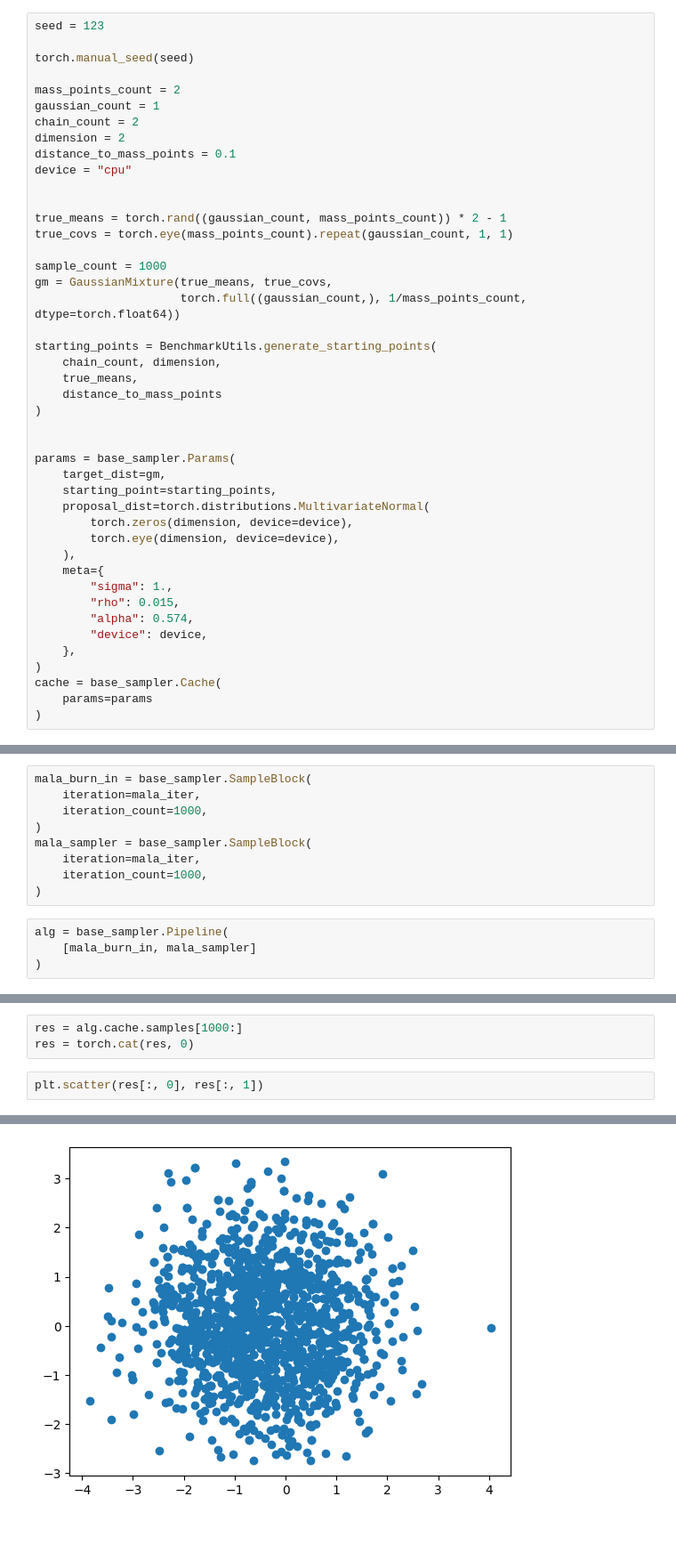
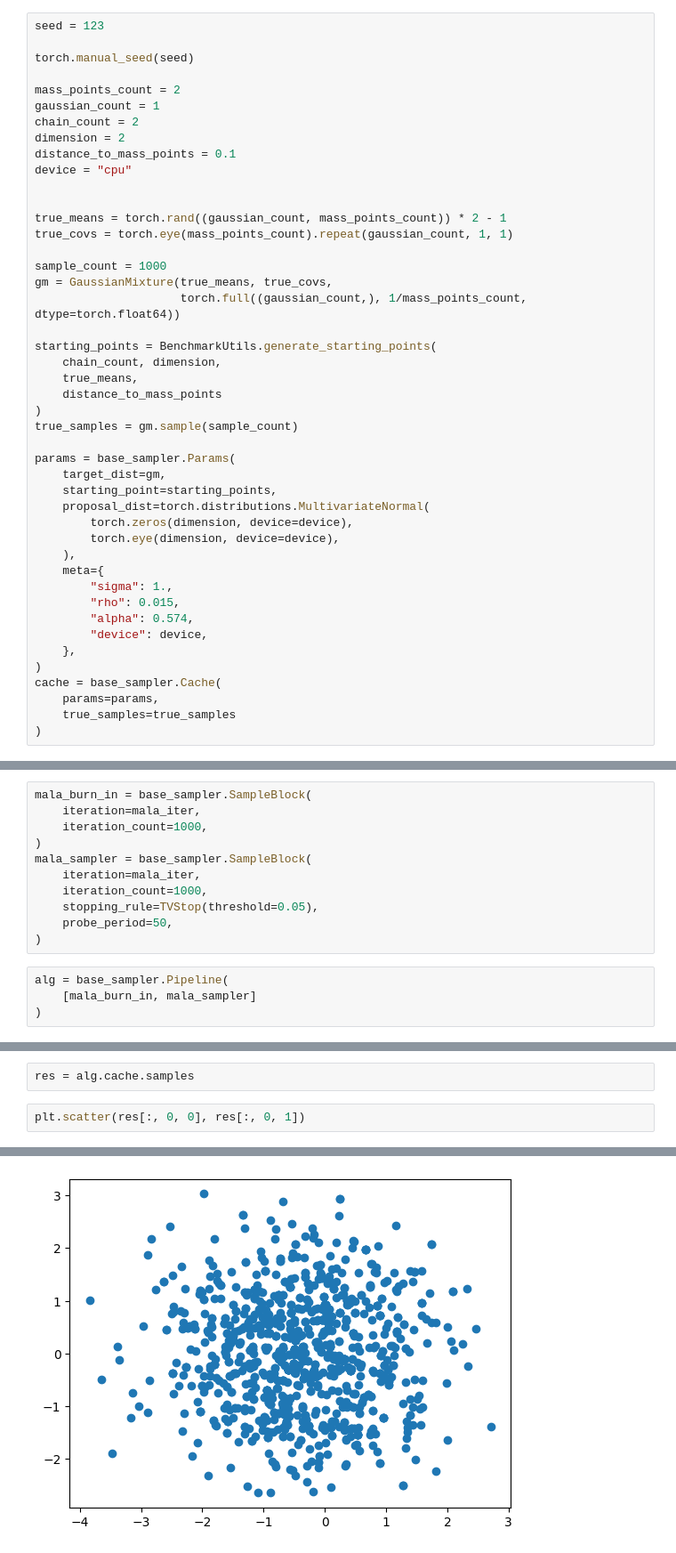
Before and after one commit to cepessh/LangevinMCMC, a Jupyter notebook: refactor_test.ipynb, the cells around one changed output, grey strips where cells are left out. Shown: that part at 89% size. Drawn from its saved outputs; the diff is of its cells as text.

Commit message:
added tv stopping rule

```diff
--- a/refactor_test.ipynb
+++ b/refactor_test.ipynb
@@ -37,7 +47,7 @@ starting_points = BenchmarkUtils.generate_starting_points(
     true_means,
     distance_to_mass_points
 )
-
+true_samples = gm.sample(sample_count)
 
 params = base_sampler.Params(
     target_dist=gm,
@@ -54,7 +64,8 @@ params = base_sampler.Params(
     },
 )
 cache = base_sampler.Cache(
-    params=params
+    params=params,
+    true_samples=true_samples
 )
 # %%
 mala_iter = samplers.MALAIter(cache)
@@ -75,6 +86,8 @@ mala_burn_in = base_sampler.SampleBlock(
 mala_sampler = base_sampler.SampleBlock(
     iteration=mala_iter,
     iteration_count=1000,
+    stopping_rule=TVStop(threshold=0.05),
+    probe_period=50,
 )
 # %%
 alg = base_sampler.Pipeline(
@@ -103,11 +124,10 @@ Cache(params=Params(target_dist=<distributions.GaussianMixture object at 0x...>,
 # %%
-res = alg.cache.samples[1000:]
-res = torch.cat(res, 0)
+res = alg.cache.samples
 # %%
-plt.scatter(res[:, 0], res[:, 1])
+plt.scatter(res[:, 0, 0], res[:, 0, 1])
 # %% [output]
 <matplotlib.collections.PathCollection at 0x...>
-[figure, old version]
+[figure, new version]
 # %%
 true_samples = gm.sample(sample_count)
 plt.scatter(true_samples[:, 0], true_samples[:, 1])
```
Also changed, not shown: parts of 7 cells of this notebook, 3 other files.
